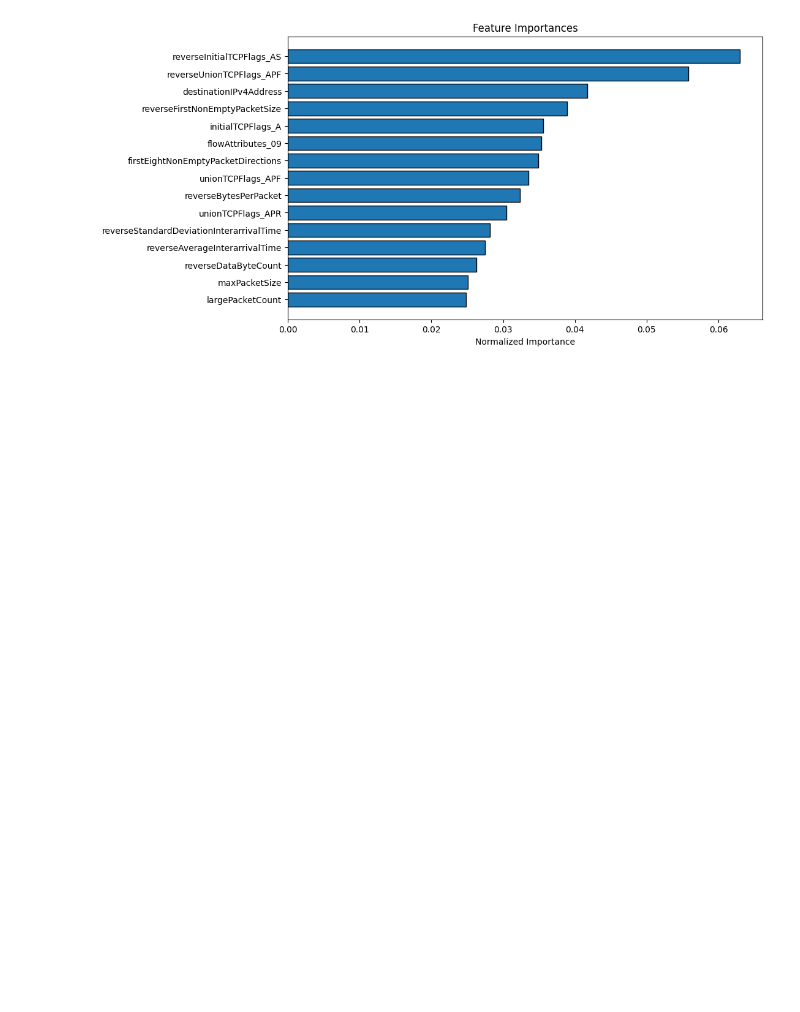
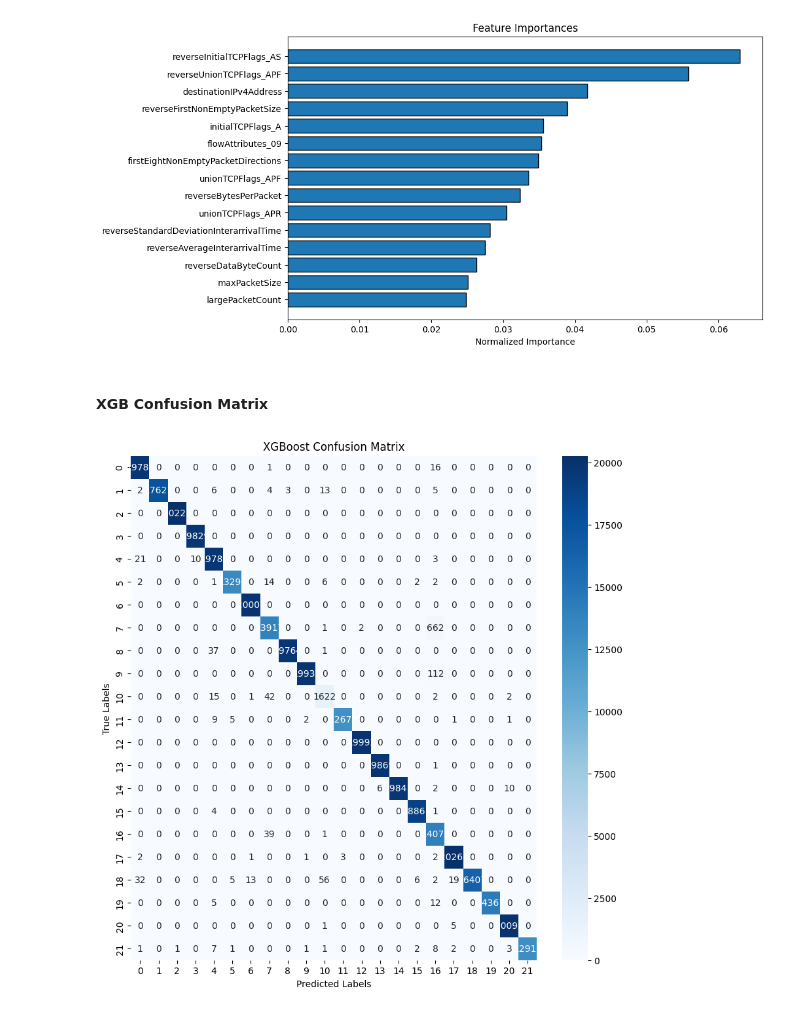
Before and after one commit to BChun11/DATA3001, a Jupyter notebook: DATA3001_modeling.ipynb, the cells around one changed output. Drawn from its saved outputs; the diff is of its cells as text; code cells hidden in the pictures; blank space fills up the shorter version.

```diff
--- a/DATA3001_modeling.ipynb
+++ b/DATA3001_modeling.ipynb
@@ -657,3 +712,24 @@ feature_importances_xgb = extract_feature_importances_xgb(best_xgb, X.columns)
 feature_importances_sorted_xgb = plot_feature_importances(feature_importances_xgb)
 # %% [output]
 [figure]
+# %% [markdown]
+#### XGB Confusion Matrix
+# %%
+# Get predictions from the best XGBoost model on the test set
+y_pred_xgb = best_xgb.predict(X_test)
+
+# Get the class labels for XGBoost model
+class_labels_xgb = best_xgb.classes_
+
+# Compute confusion matrix with labels for XGBoost model
+conf_mat_xgb = confusion_matrix(y_test, y_pred_xgb, labels=class_labels_xgb)
+
+# Plot confusion matrix with labels for XGBoost model
+fig, ax = plt.subplots(figsize=(10, 10))
+sns.heatmap(conf_mat_xgb, annot=True, fmt='d', cmap="Blues", ax=ax, xticklabels=class_labels_xgb, yticklabels=class_labels_xgb)
+ax.set_xlabel('Predicted Labels')
+ax.set_ylabel('True Labels')
+ax.set_title('XGBoost Confusion Matrix')
+plt.show()
+# %% [output]
+[figure, added]
```
Also changed, not shown: parts of 7 cells of this notebook.
